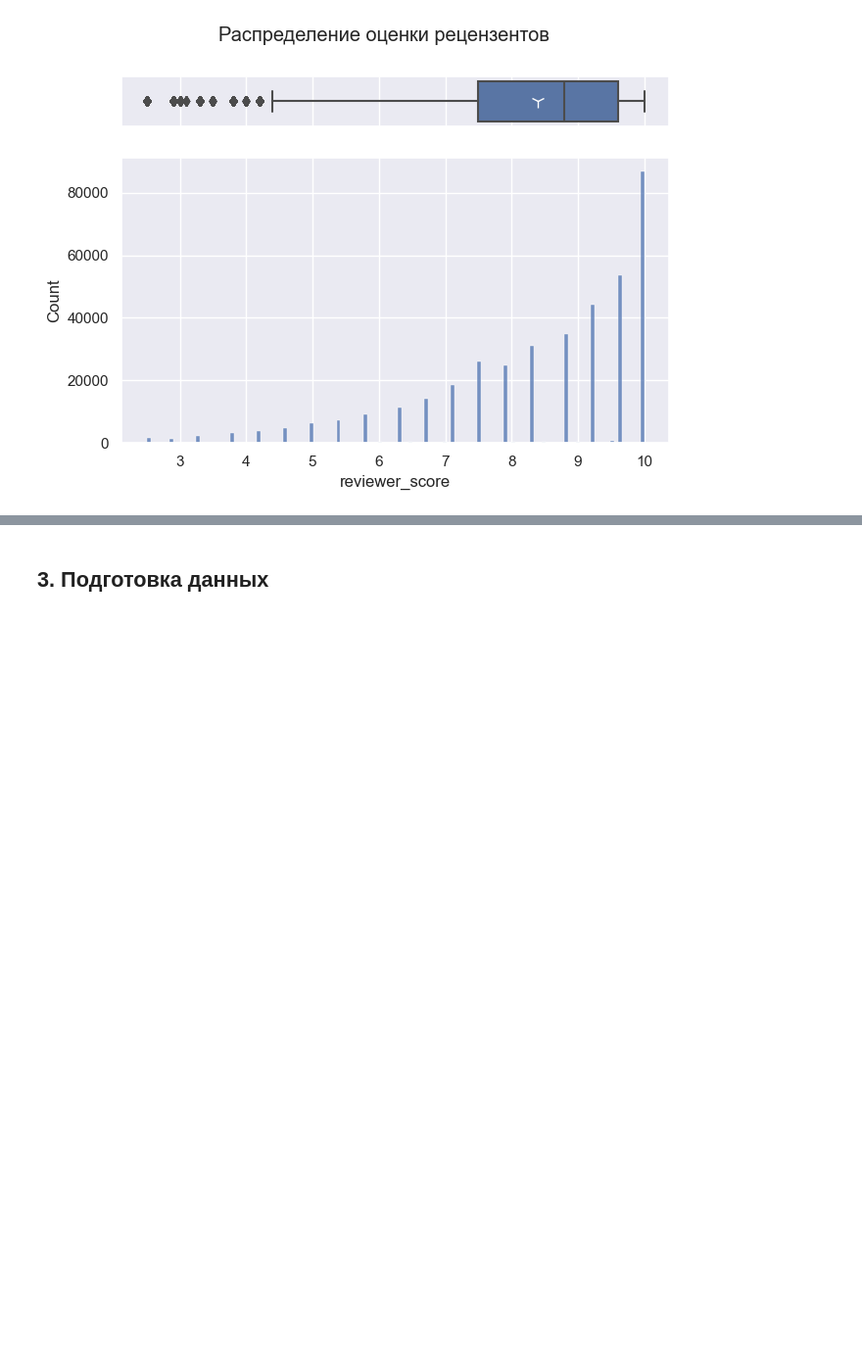
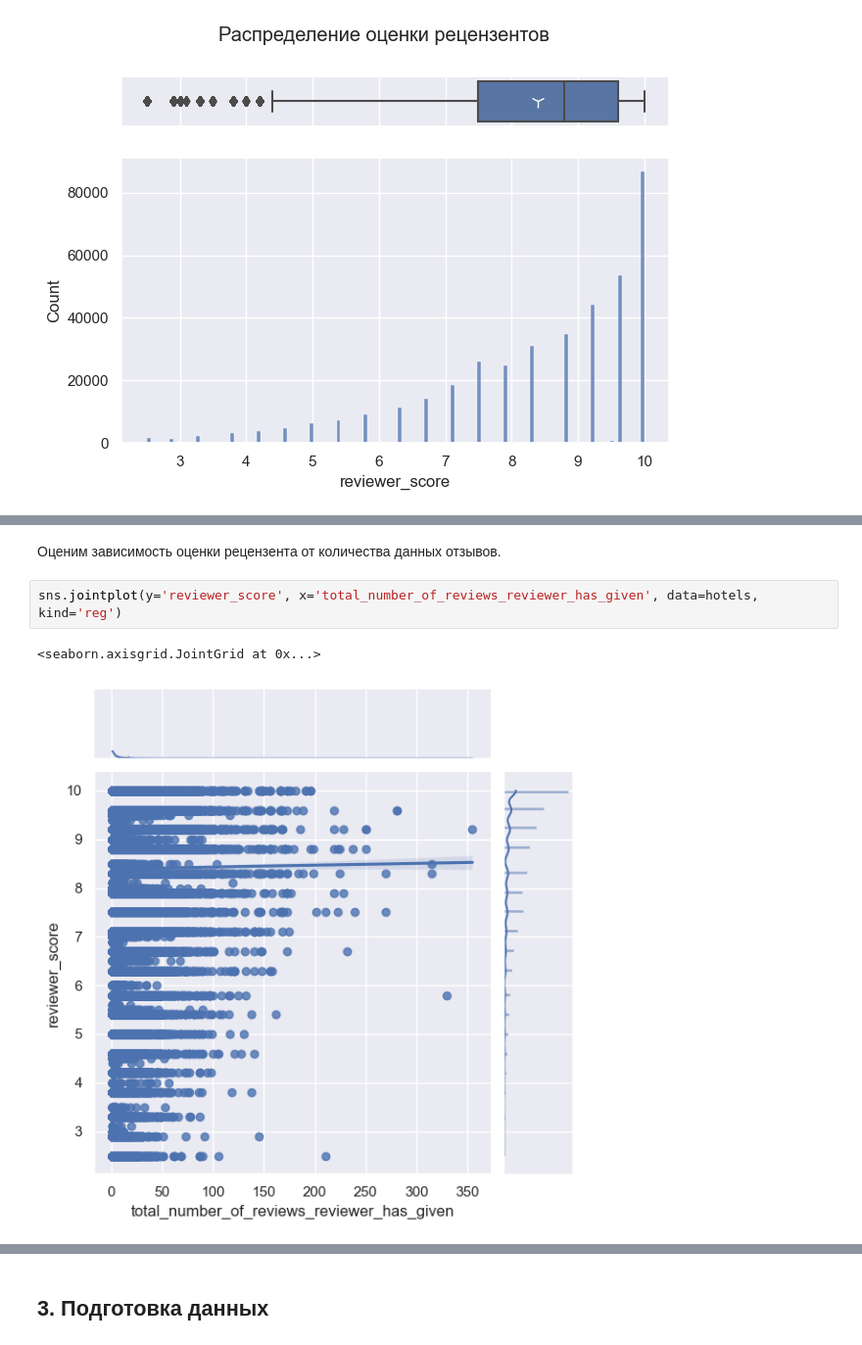
Before and after one commit to mvulf/sf_data_science, a Jupyter notebook: project_3/EDA_hotels.ipynb, the cells around one changed output, grey strips where cells are left out. Shown at 98% size. Drawn from its saved outputs; the diff is of its cells as text; blank space fills up the shorter version.

```diff
--- a/project_3/EDA_hotels.ipynb
+++ b/project_3/EDA_hotels.ipynb
@@ -583,0 +598,7 @@ hotels[hotels['reviewer_score'] < 3.0]
+# %% [markdown]
+Оценим зависимость оценки рецензента от количества данных отзывов.
+# %%
+sns.jointplot(y='reviewer_score', x='total_number_of_reviews_reviewer_has_given', data=hotels, kind='reg')
+# %% [output]
+<seaborn.axisgrid.JointGrid at 0x...>
+[figure, added]
```
Also changed, not shown: parts of 32 cells of this notebook.
